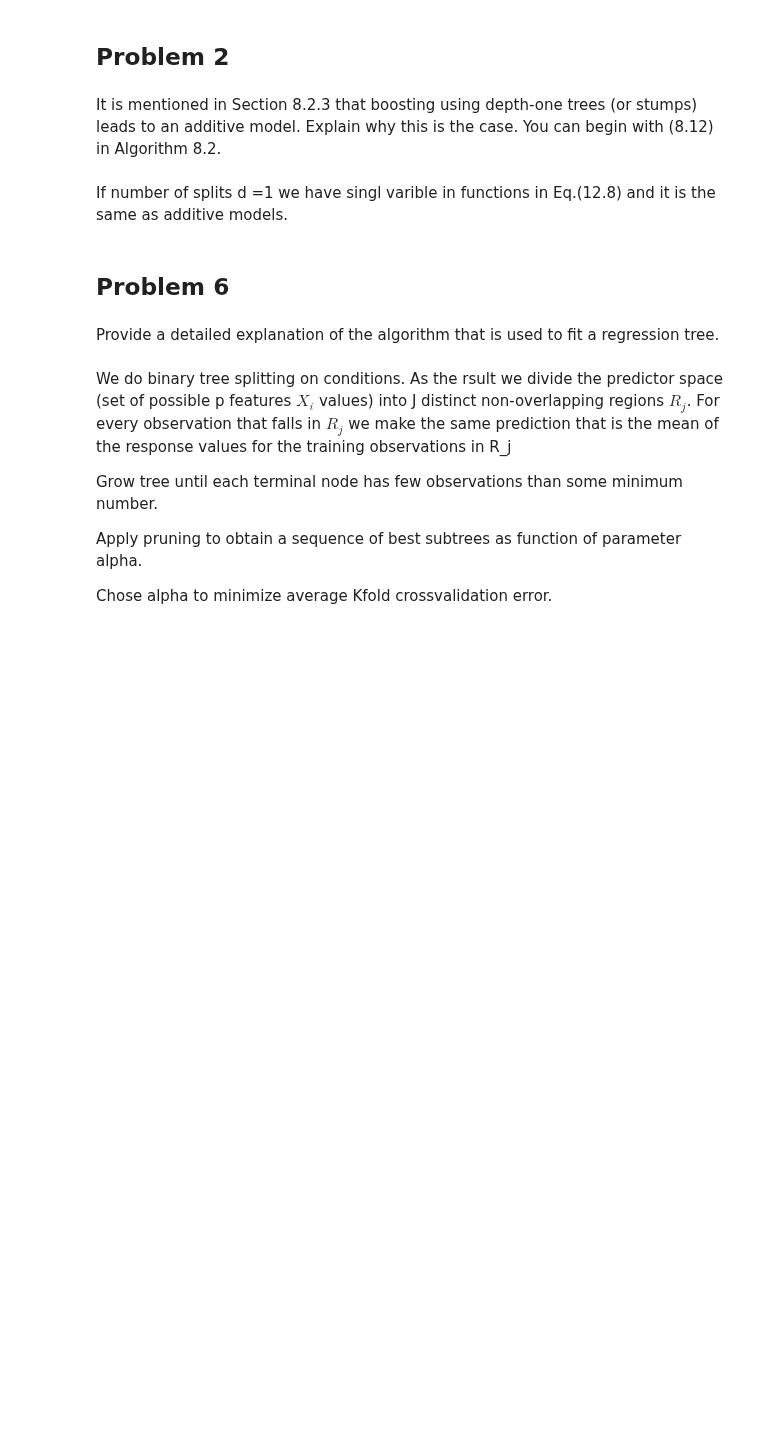
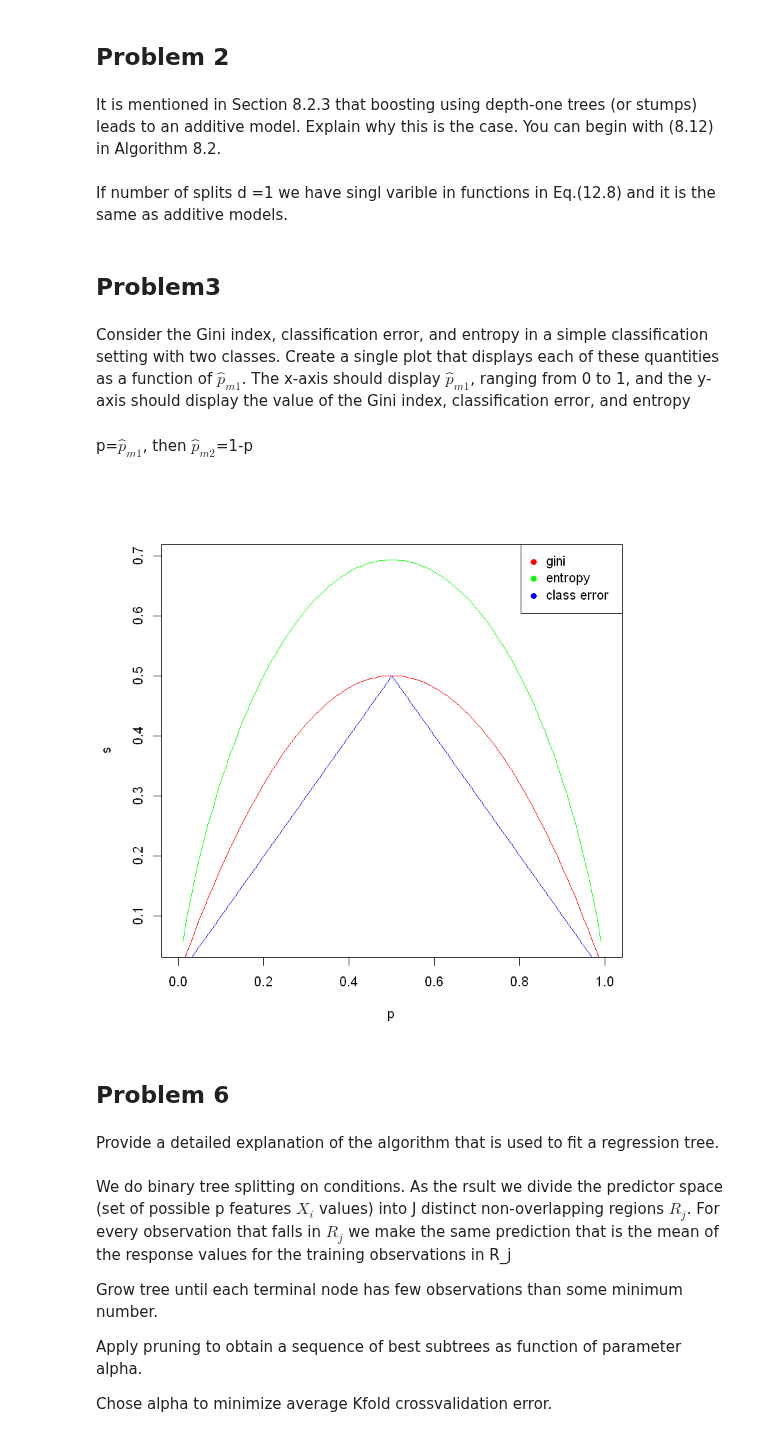
Before and after one commit to kuzn137/Statistical_problems, a Jupyter notebook: Ch8R.ipynb, the cells around one changed output. Cells and saved outputs as stored; diff of their text form; code cells hidden in the pictures; blank space fills up the shorter version.

```diff
--- a/Ch8R.ipynb
+++ b/Ch8R.ipynb
@@ -21,6 +21,29 @@ Explain why this is the case. You can begin with (8.12) in
 Algorithm 8.2.
 # %% [markdown]
 If number of splits d =1 we have singl varible in functions in Eq.(12.8) and it is the same as additive models.
+# %% [markdown]
+## Problem3
+# %% [markdown]
+Consider the Gini index, classification error, and entropy in a simple classification setting with two classes. Create a single plot
+that displays each of these quantities as a function of $\hat{p}_{m1}$. The x-axis should display $\hat{p}_{m1}$, ranging from 0 to 1, and the y-axis should
+display the value of the Gini index, classification error, and entropy
+# %% [markdown]
+p=$\hat{p}_{m1}$, then $\hat{p}_{m2}$=1-p
+# %%
+p=seq(0,1,0.01)
+#entropy
+s=-log(p)*p-(1-p)*log(1-p)
+#error
+E=1-pmax(p, 1-p)
+#gini
+g=2*p*(1-p)
+
+plot(p, s, type = "l", col = "green")
+lines(p, g, type = "l", col = "red")
+lines(p, E, type = "l", col = "blue")
+legend("topright",legend=c("gini","entropy", "class error"),pch=19,col=c("red", "green", "blue"))
+# %% [output]
+[figure, added]
 # %% [markdown]
 ## Problem 6
 # %% [markdown]
```
